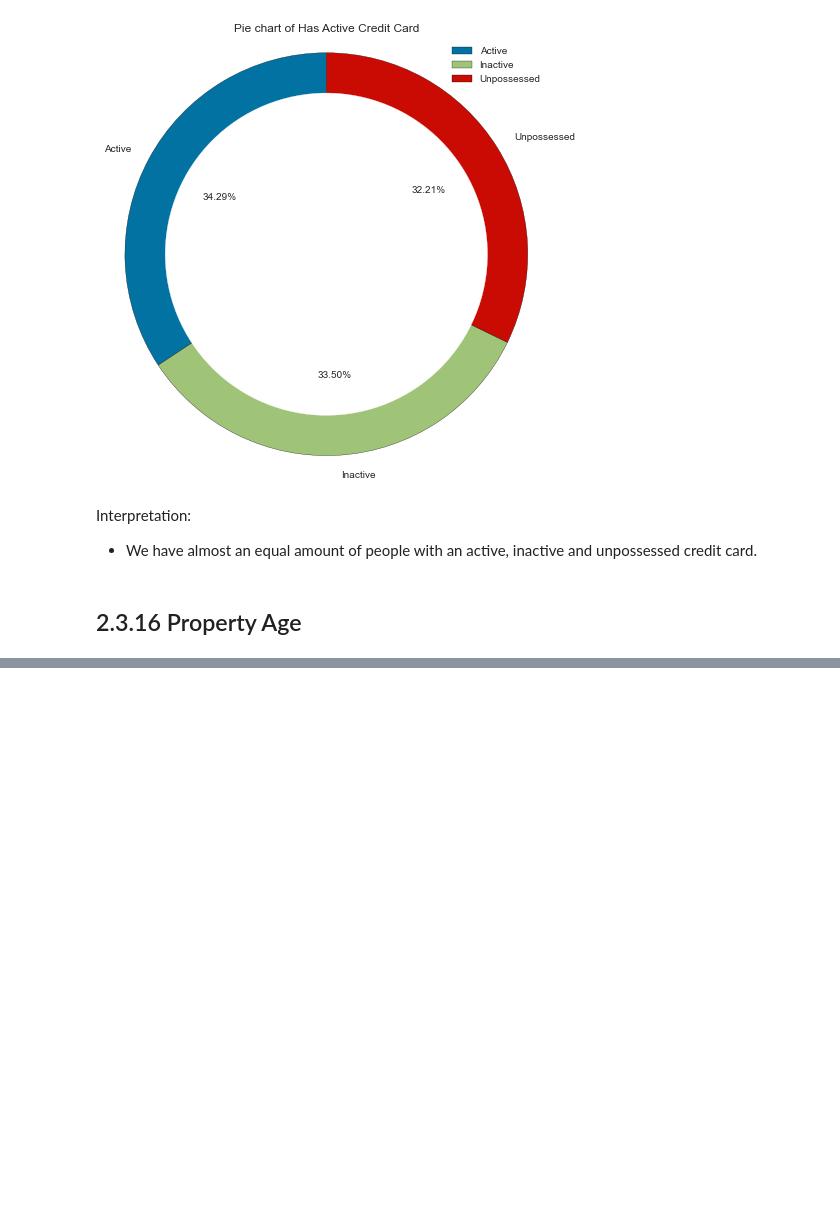
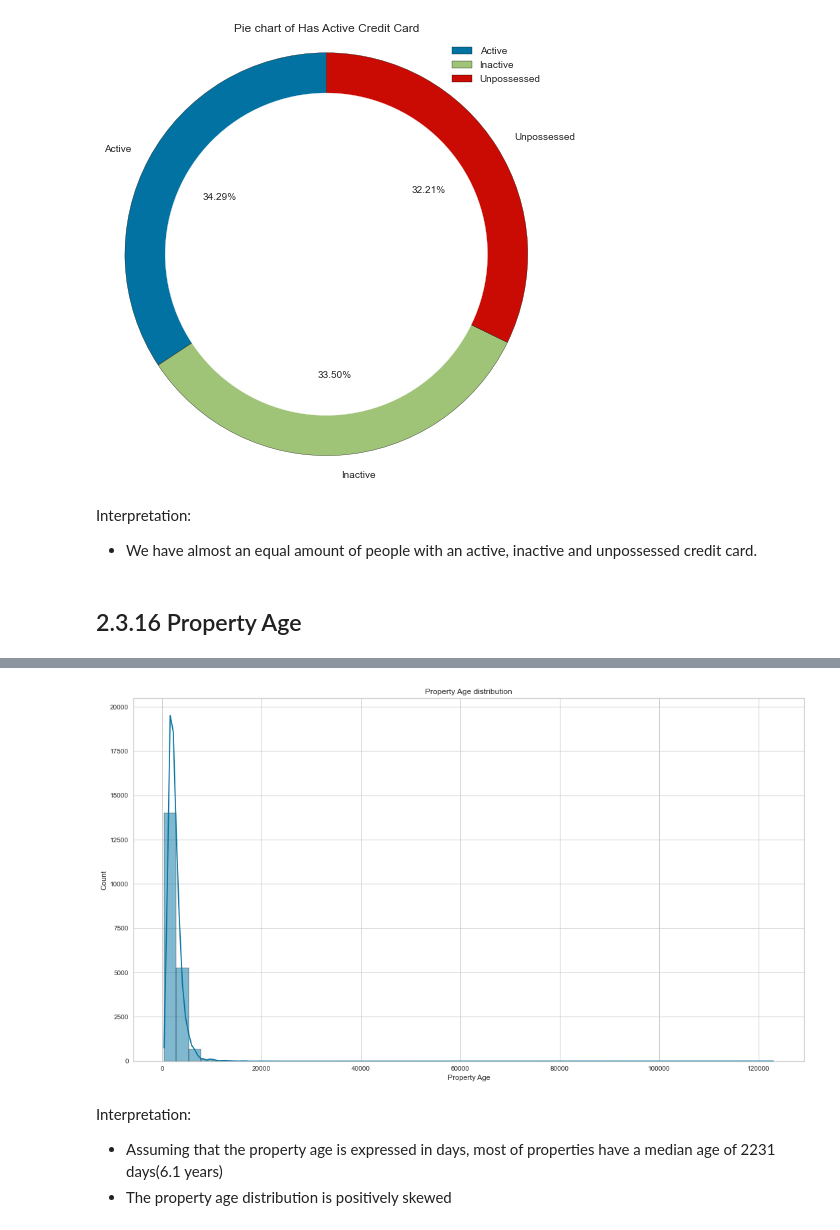
Before and after one commit to semasuka/Loan-amount-prediction-regression, a Jupyter notebook: Loan_amount_prediction.ipynb, the cells around one changed output, grey strips where cells are left out. Drawn from its saved outputs; the diff is of its cells as text; code cells hidden in the pictures; blank space fills up the shorter version.

```diff
--- a/Loan_amount_prediction.ipynb
+++ b/Loan_amount_prediction.ipynb
@@ -731,0 +752,8 @@ Interpretation:
+# %%
+create_hist_plot(loan_amt_train_copy, 'Property Age')
+# %% [output]
+[figure, added]
+# %% [markdown]
+Interpretation:
+- Assuming that the property age is expressed in days, most of properties have a median age of 2231 days(6.1 years)
+- The property age distribution is positively skewed
```
Also changed, not shown: parts of 3 cells of this notebook.
